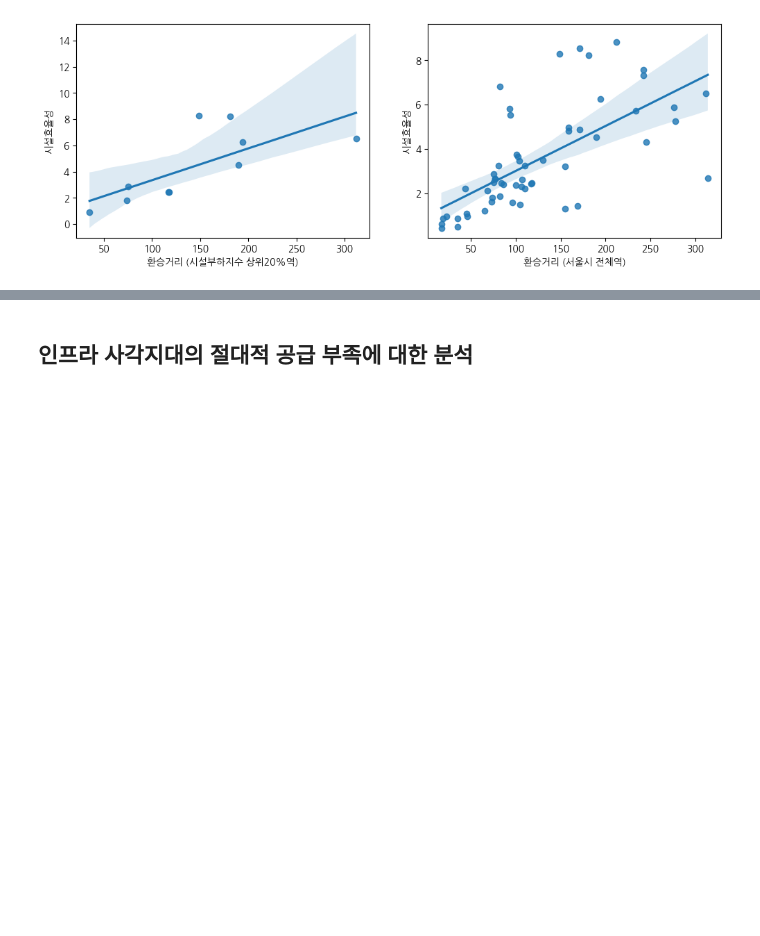
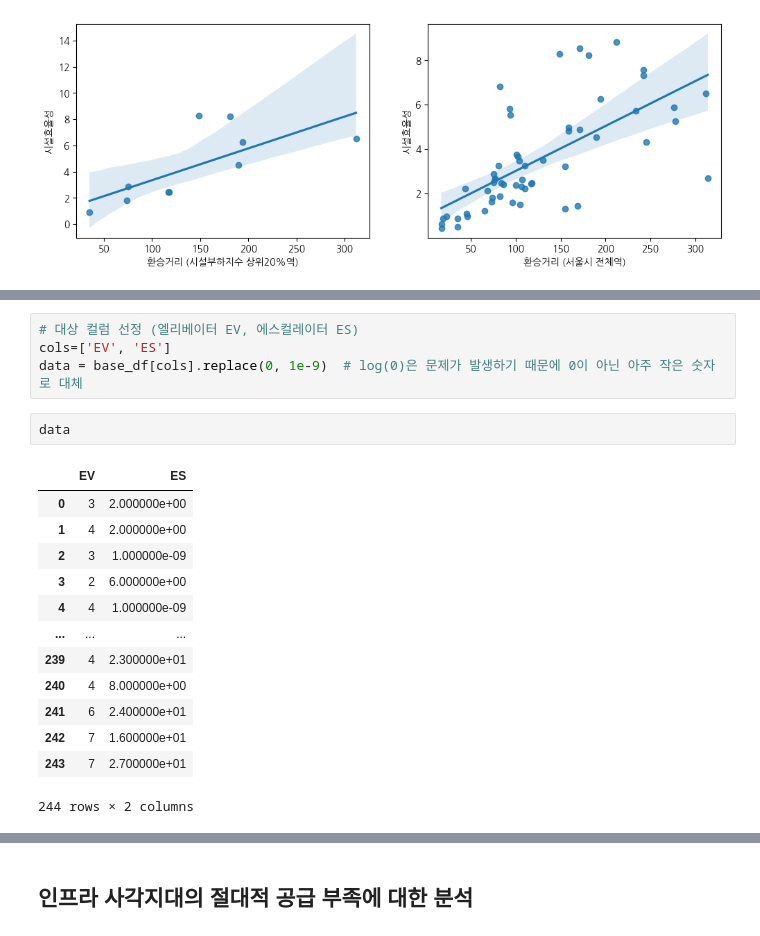
Before and after one commit to JsunXCIX/sprint-p1-basic, a Jupyter notebook: notebooks/team/team7_total_code.ipynb, the cells around one changed output, grey strips where cells are left out. Drawn from its saved outputs; the diff is of its cells as text; blank space fills up the shorter version.

```diff
--- a/notebooks/team/team7_total_code.ipynb
+++ b/notebooks/team/team7_total_code.ipynb
@@ -1219,0 +1247,20 @@ plt.plot()
+# %%
+# 대상 컬럼 선정 (엘리베이터 EV, 에스컬레이터 ES)
+cols=['EV', 'ES']
+data = base_df[cols].replace(0, 1e-9)  # log(0)은 문제가 발생하기 때문에 0이 아닌 아주 작은 숫자로 대체
+# %%
+data
+# %% [output]
+|  | EV | ES |
+| 0 | 3 | 2.000000e+00 |
+| 1 | 4 | 2.000000e+00 |
+| 2 | 3 | 1.000000e-09 |
+| 3 | 2 | 6.000000e+00 |
+| 4 | 4 | 1.000000e-09 |
+| ... | ... | ... |
+| 239 | 4 | 2.300000e+01 |
+| 240 | 4 | 8.000000e+00 |
+| 241 | 6 | 2.400000e+01 |
+| 242 | 7 | 1.600000e+01 |
+| 243 | 7 | 2.700000e+01 |
+244 rows × 2 columns
```
Also changed, not shown: parts of 24 cells of this notebook.
